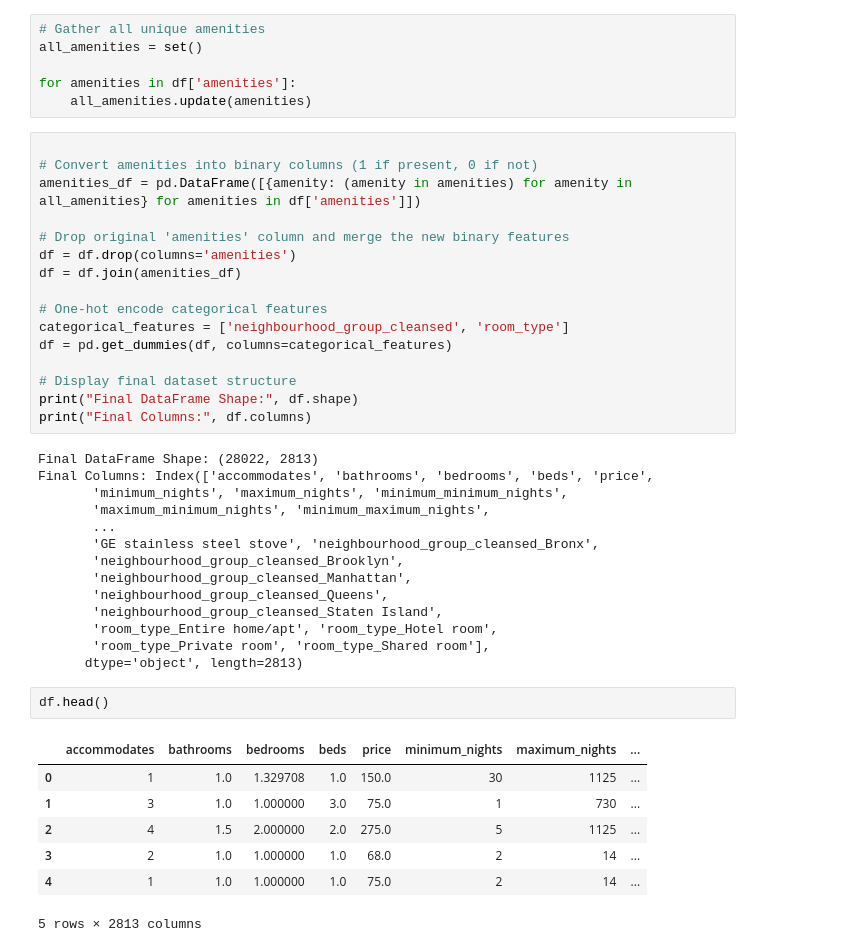
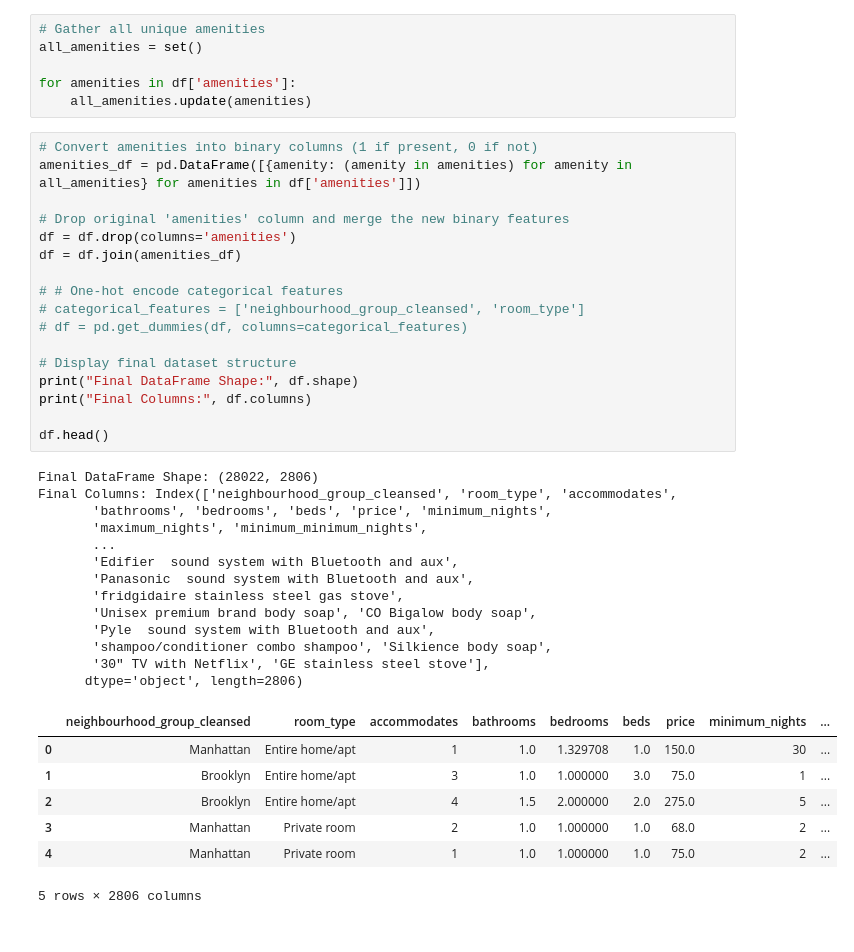
Before and after one commit to winsondong/506-final-project, a Jupyter notebook: final_project.ipynb, the cells around one changed output. Drawn from its saved outputs; the diff is of its cells as text.

```diff
--- a/final_project.ipynb
+++ b/final_project.ipynb
@@ -166,42 +151,40 @@ all_amenities = set()
 for amenities in df['amenities']:
     all_amenities.update(amenities)
 # %%
-
 # Convert amenities into binary columns (1 if present, 0 if not)
 amenities_df = pd.DataFrame([{amenity: (amenity in amenities) for amenity in all_amenities} for amenities in df['amenities']])
 
 # Drop original 'amenities' column and merge the new binary features
 df = df.drop(columns='amenities')
 df = df.join(amenities_df)
 
-# One-hot encode categorical features
-categorical_features = ['neighbourhood_group_cleansed', 'room_type']
-df = pd.get_dummies(df, columns=categorical_features)
+# # One-hot encode categorical features
+# categorical_features = ['neighbourhood_group_cleansed', 'room_type']
+# df = pd.get_dummies(df, columns=categorical_features)
 
 # Display final dataset structure
 print("Final DataFrame Shape:", df.shape)
 print("Final Columns:", df.columns)
+
+df.head()
 # %% [output]
-Final DataFrame Shape: (28022, 2813)
-Final Columns: Index(['accommodates', 'bathrooms', 'bedrooms', 'beds', 'price',
-       'minimum_nights', 'maximum_nights', 'minimum_minimum_nights',
-       'maximum_minimum_nights', 'minimum_maximum_nights',
+Final DataFrame Shape: (28022, 2806)
+Final Columns: Index(['neighbourhood_group_cleansed', 'room_type', 'accommodates',
+       'bathrooms', 'bedrooms', 'beds', 'price', 'minimum_nights',
+       'maximum_nights', 'minimum_minimum_nights',
        ...
-       'GE stainless steel stove', 'neighbourhood_group_cleansed_Bronx',
-       'neighbourhood_group_cleansed_Brooklyn',
-       'neighbourhood_group_cleansed_Manhattan',
-       'neighbourhood_group_cleansed_Queens',
-       'neighbourhood_group_cleansed_Staten Island',
-       'room_type_Entire home/apt', 'room_type_Hotel room',
-       'room_type_Private room', 'room_type_Shared room'],
-      dtype='object', length=2813)
+       'Edifier  sound system with Bluetooth and aux',
+       'Panasonic  sound system with Bluetooth and aux',
+       'fridgidaire stainless steel gas stove',
+       'Unisex premium brand body soap', 'CO Bigalow body soap',
+       'Pyle  sound system with Bluetooth and aux',
+       'shampoo/conditioner combo shampoo', 'Silkience body soap',
+       '30" TV with Netflix', 'GE stainless steel stove'],
+      dtype='object', length=2806)
+|  | neighbourhood_group_cleansed | room_type | accommodates | bathrooms | bedrooms | beds | price | minimum_nights | ... |
+| 0 | Manhattan | Entire home/apt | 1 | 1.0 | 1.329708 | 1.0 | 150.0 | 30 | ... |
+| 1 | Brooklyn | Entire home/apt | 3 | 1.0 | 1.000000 | 3.0 | 75.0 | 1 | ... |
+| 2 | Brooklyn | Entire home/apt | 4 | 1.5 | 2.000000 | 2.0 | 275.0 | 5 | ... |
+| 3 | Manhattan | Private room | 2 | 1.0 | 1.000000 | 1.0 | 68.0 | 2 | ... |
+| 4 | Manhattan | Private room | 1 | 1.0 | 1.000000 | 1.0 | 75.0 | 2 | ... |
+5 rows × 2806 columns
-# %%
-df.head()
-# %% [output]
-|  | accommodates | bathrooms | bedrooms | beds | price | minimum_nights | maximum_nights | ... |
-| 0 | 1 | 1.0 | 1.329708 | 1.0 | 150.0 | 30 | 1125 | ... |
-| 1 | 3 | 1.0 | 1.000000 | 3.0 | 75.0 | 1 | 730 | ... |
-| 2 | 4 | 1.5 | 2.000000 | 2.0 | 275.0 | 5 | 1125 | ... |
-| 3 | 2 | 1.0 | 1.000000 | 1.0 | 68.0 | 2 | 14 | ... |
-| 4 | 1 | 1.0 | 1.000000 | 1.0 | 75.0 | 2 | 14 | ... |
-5 rows × 2813 columns
```
Also changed, not shown: parts of 13 cells of this notebook.
